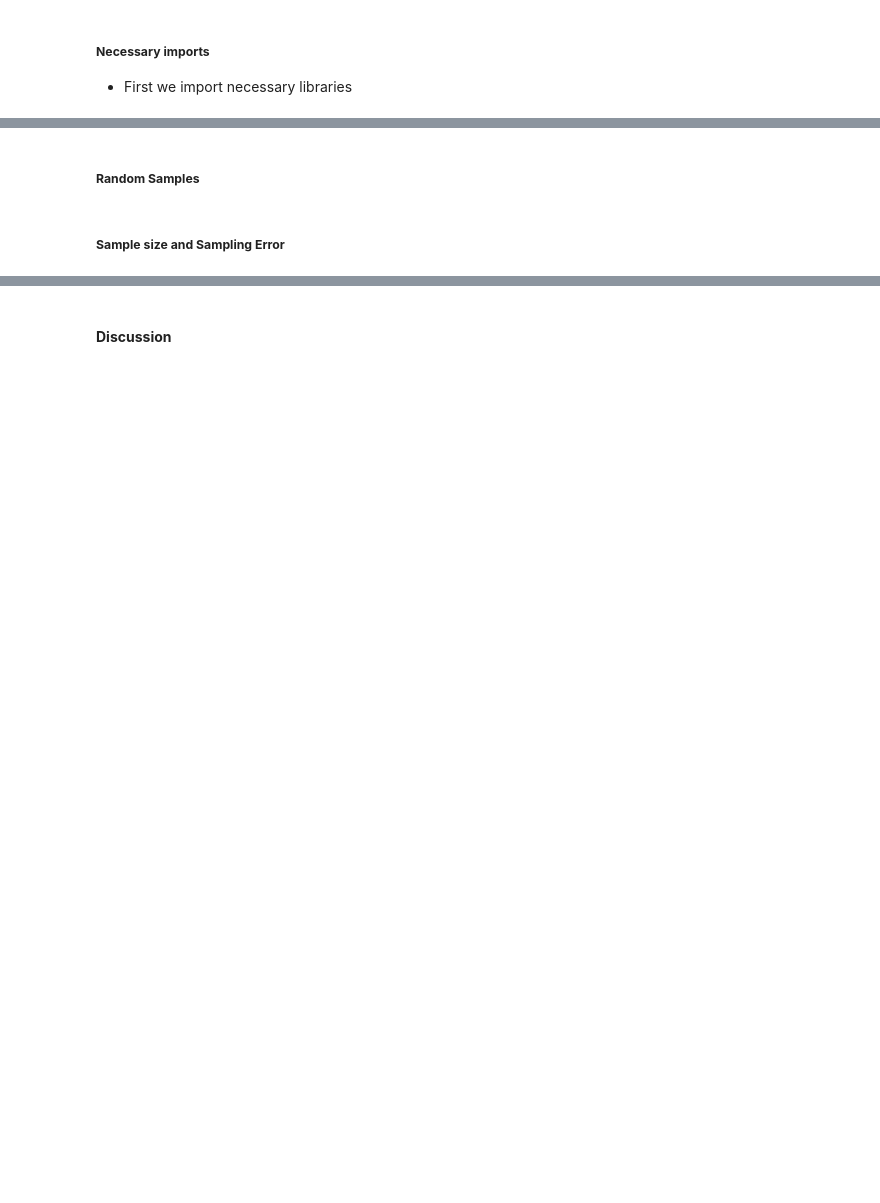
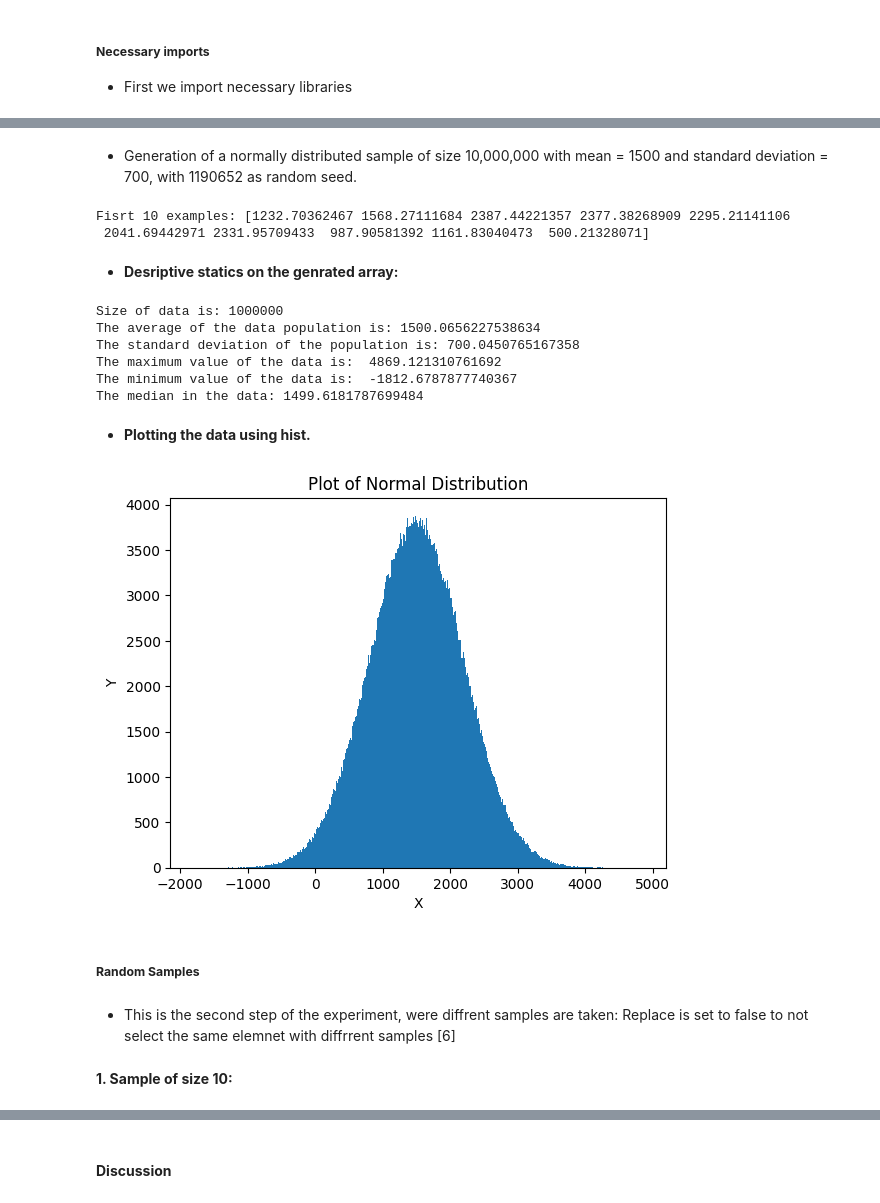
Before and after one commit to sondosaabed/SP.TOP-Data-Science-and-Analytics, a Jupyter notebook: Assignments/A3/1190652_A3.ipynb, the cells around one changed output, grey strips where cells are left out. Cells and saved outputs as stored; diff of their text form; code cells hidden in the pictures; blank space fills up the shorter version.

Commit message:
Finish Experimnet

```diff
--- a/Assignments/A3/1190652_A3.ipynb
+++ b/Assignments/A3/1190652_A3.ipynb
@@ -85,0 +94,18 @@ import os
+# %%
+def plot_single_ndistribution(data=None, bins= 10, x_label="X", y_label="Y", title ="Plot of Distribution"):
+    """
+    This function plots a signle data plot using histogram plot.
+    The string arguments have deafults values
+    Args:
+        data (1D np.array): the data to be plotted
+        x_label (str): String value that is used in x_label plot
+        y_label (str): String value that is used in y_label plot
+        title (str): String value that is used to title the plot
+    Returns:
+        Nothing, shows the plot
+    """
+    plt.hist(data, bins=bins)
+    plt.xlabel(x_label)
+    plt.ylabel(y_label)
+    plt.title(title)
+    plt.show()
@@ -88,2 +184,47 @@ import os
+# %%
+def normal_rand_sample(avg = 1500, std = 700, size=1000000, seed =1190652):
+    """
+    This is a wrap function that calls the normal with diffrent params. values
+    it also sets the seed of random locally to a specific seed.
+    The deafult values are set as required in the experimnet
+    Args:
+        avg (double): the average of the normal distribution
+        std (double): the standard deviation of the normal distribution
+        size (integer): the size of the population
+        seed (integer): the random seed
+    Returns:
+        (1D np.array) contains the generated sample with specific args
+    """
+    random.seed(seed)
+    return random.normal(loc = avg, scale=std, size = size)
+# %% [markdown]
+- Generation of a normally distributed sample of size 10,000,000 with mean = 1500 and standard deviation = 700, with 1190652 as random seed.
+# %%
+generated = normal_rand_sample()
+print("Fisrt 10 examples:",generated[0:10])
+# %% [output]
+Fisrt 10 examples: [1232.70362467 1568.27111684 2387.44221357 2377.38268909 2295.21141106
+ 2041.69442971 2331.95709433  987.90581392 1161.83040473  500.21328071]
+# %% [markdown]
+- <b>Desriptive statics on the genrated array:</b>
+# %%
+statics = get_descriptive_statics(generated)
+print_descriptive_statics(statics)
+# %% [output]
+Size of data is: 1000000
+The average of the data population is: 1500.0656227538634
+The standard deviation of the population is: 700.0450765167358
+The maximum value of the data is:  4869.121310761692
+The minimum value of the data is:  -1812.6787877740367
+The median in the data: 1499.6181787699484
+# %% [markdown]
+- <b>Plotting the data using hist.</b>
+# %%
+plot_single_ndistribution(generated, bins = 1000) # with bins = 1000
+# %% [output]
+[figure, added]
 # %% [markdown]
 ##### <b>Random Samples</b>
+# %% [markdown]
+- This is the second step of the experiment, were diffrent samples are taken:
+Replace is set to false to not select the same elemnet with diffrrent samples [6]
@@ -90,2 +244,2 @@ import os
 # %% [markdown]
-##### <b>Sample size and Sampling Error</b>
+<b>1. Sample of size 10:</b>
```
Also changed, not shown: parts of 54 cells of this notebook.
